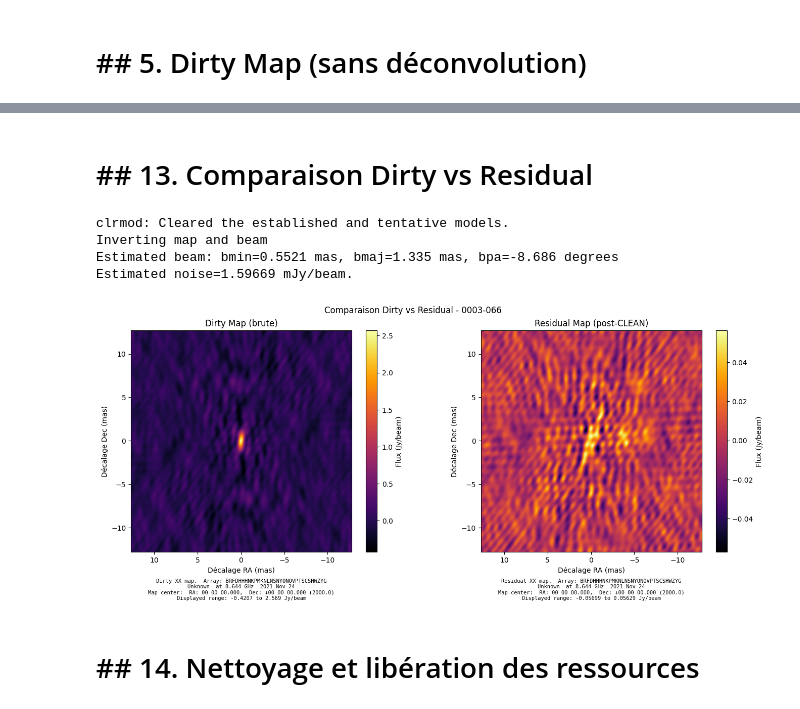
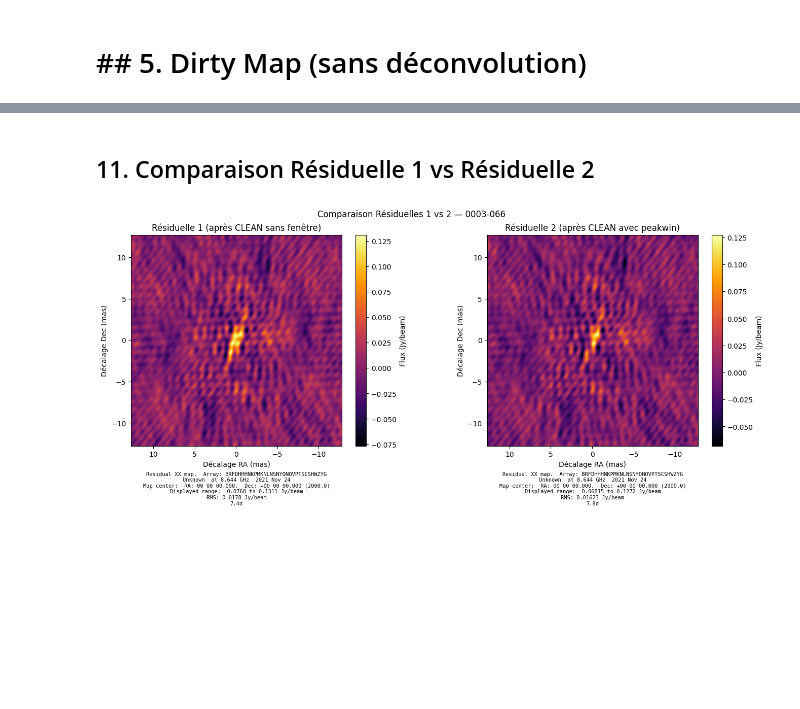
Before and after one commit to iimavne/DIFMAP, a Jupyter notebook: demo_pipeline_python.ipynb, the cells around one changed output, grey strips where cells are left out. Saved outputs shown, nothing was run; the diff lists cells and outputs as text; code cells hidden in the pictures; blank space fills up the shorter version.

```diff
--- a/demo_pipeline_python.ipynb
+++ b/demo_pipeline_python.ipynb
@@ -460,43 +294,23 @@ Clean map  min=-0.046681  max=2.5875 Jy/beam
-# %% [markdown]
-# ## 13. Comparaison Dirty vs Residual
+# %% [markdown]
+## 11. Comparaison Résiduelle 1 vs Résiduelle 2
 # %%
-# ═══════════════════════════════════════════════════════════════════════════════
-# COMPARAISON VISUELLE DIRTY vs RESIDUAL
-# ═══════════════════════════════════════════════════════════════════════════════
-
-# Sauvegarder la Residual Map actuelle
-residual_img = session.imager.get_residual_package(CELL_SIZE_MAS)
-
-# Recréer une Dirty Map pour comparaison (sans déconvolution)
-session.imager.clrmod()
-session.imager.invert()
-dirty_img = session.imager.get_map_package(CELL_SIZE_MAS)
-
 fig, axes = plt.subplots(1, 2, figsize=(14, 6), constrained_layout=True)
 
 session.vis.plot_image(
-    dirty_img,
+    residual1_pkg,
     ax=axes[0],
-    title="Dirty Map (brute)",
+    title="Résiduelle 1 (après CLEAN sans fenêtre)",
     cmap='inferno',
     show=False,
 )
-
 session.vis.plot_image(
-    residual_img,
+    residual_pkg,
     ax=axes[1],
-    title="Residual Map (post-CLEAN)",
+    title="Résiduelle 2 (après CLEAN avec peakwin)",
     cmap='inferno',
     show=False,
 )
-
-plt.suptitle(f"Comparaison Dirty vs Residual - {session.obs.source}", fontsize=12)
+plt.suptitle(f"Comparaison Résiduelles 1 vs 2 — {session.obs.source}", fontsize=12)
 plt.show()
 # %% [output]
-clrmod: Cleared the established and tentative models.
-Inverting map and beam
-Estimated beam: bmin=0.5521 mas, bmaj=1.335 mas, bpa=-8.686 degrees
-Estimated noise=1.59669 mJy/beam.
-[figure, old version]
+[figure, new version]
-# %% [markdown]
-# ## 14. Nettoyage et libération des ressources
```
Also changed, not shown: parts of 27 cells of this notebook, 17 other files.
